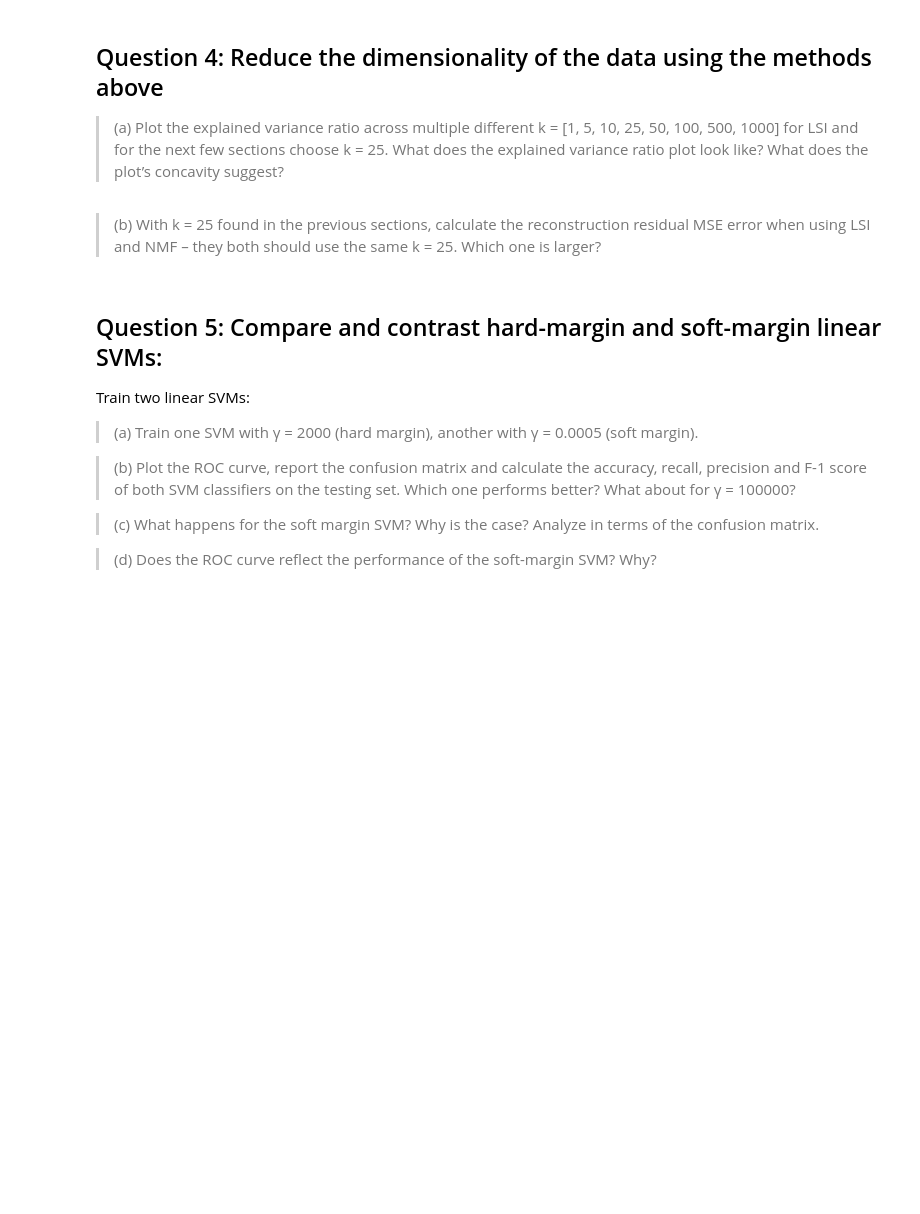
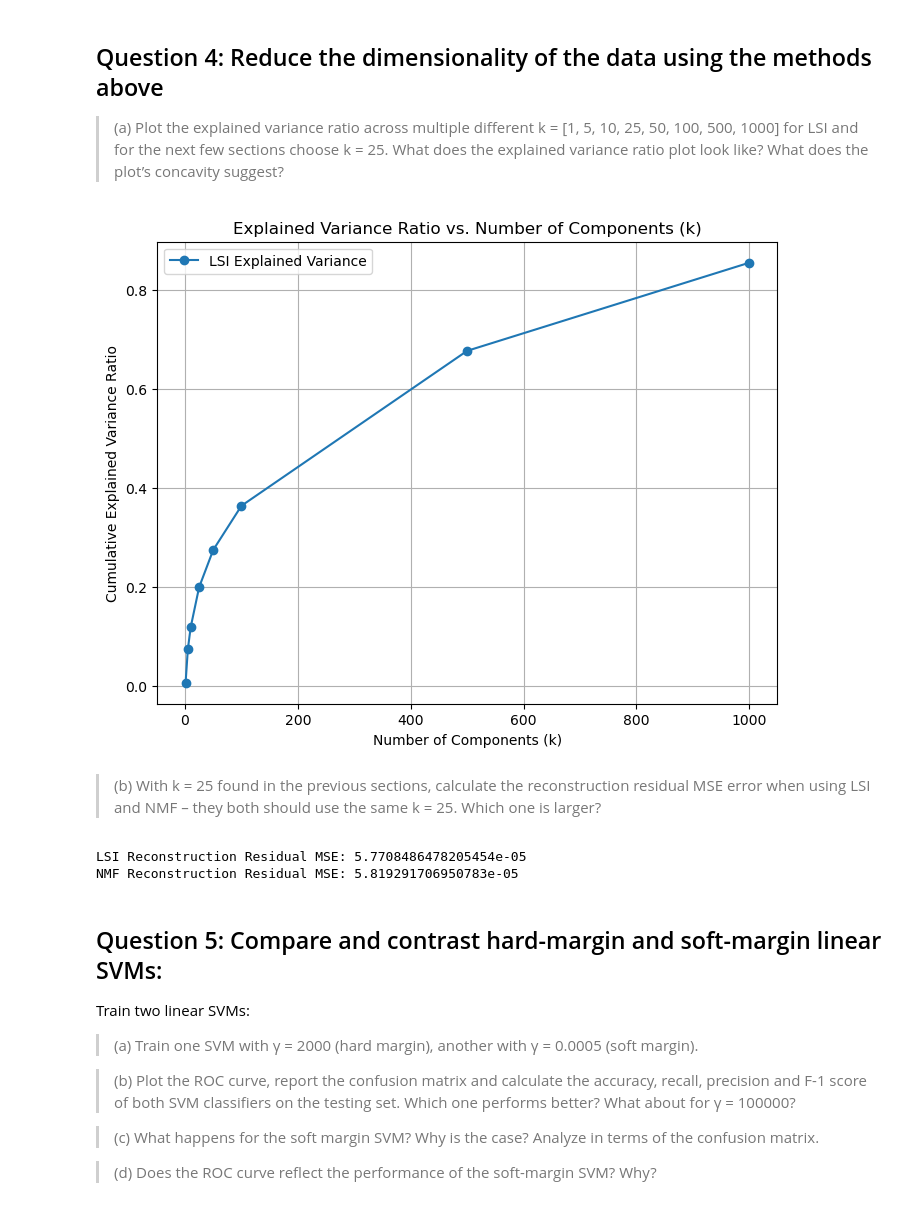
Before and after one commit to lauren123cat/UCLA-ECE219-W25, a Jupyter notebook: project1/project1_report.ipynb, the cells around one changed output. Saved outputs shown, nothing was run; the diff lists cells and outputs as text; code cells hidden in the pictures; blank space fills up the shorter version.

```diff
--- a/project1/project1_report.ipynb
+++ b/project1/project1_report.ipynb
@@ -245,5 +241,49 @@ and that is okay.
 > (a) Plot the explained variance ratio across multiple different k = [1, 5, 10, 25, 50, 100, 500, 1000]
 for LSI and for the next few sections choose k = 25. What does the explained variance ratio
 plot look like? What does the plot’s concavity suggest?
+# %%
+from sklearn.decomposition import TruncatedSVD
+
+k_vals = [1, 5, 10, 25, 50, 100, 500, 1000]
+explained_variance_ratios = []
+
+for k in k_vals:
+    svd = TruncatedSVD(n_components=k)
+    svd.fit(X_train)
+    explained_variance_ratios.append(np.sum(svd.explained_variance_ratio_))
+
+# Plot the explained variance ratio
+plt.figure(figsize=(8, 6))
+plt.plot(k_vals, explained_variance_ratios, marker='o', label='LSI Explained Variance')
+plt.title("Explained Variance Ratio vs. Number of Components (k)")
+plt.xlabel("Number of Components (k)")
+plt.ylabel("Cumulative Explained Variance Ratio")
+plt.grid(True)
+plt.legend()
+plt.show()
+# %% [output]
+[figure, added]
 # %% [markdown]
 > (b) With k = 25 found in the previous sections, calculate the reconstruction residual MSE error when using LSI and NMF – they both should use the same k = 25. Which one is larger?
+# %%
+from sklearn.decomposition import NMF
+
+# LSI Reconstruction
+k = 25
+svd = TruncatedSVD(n_components=k)
+X_lsi = svd.fit_transform(X_train)
+X_lsi_reconstructed = svd.inverse_transform(X_lsi)
+lsi_residual_mse = np.linalg.norm(X_train - X_lsi_reconstructed, ord='fro')**2 / np.prod(X_train.shape)
+
+# NMF Reconstruction
+nmf = NMF(n_components=k, init='random', random_state=0, max_iter=500)
+W = nmf.fit_transform(X_train)
+H = nmf.components_
+X_nmf_reconstructed = W @ H
+nmf_residual_mse = np.linalg.norm(X_train - X_nmf_reconstructed, ord='fro')**2 / np.prod(X_train.shape)
+
+print(f"LSI Reconstruction Residual MSE: {lsi_residual_mse}")
+print(f"NMF Reconstruction Residual MSE: {nmf_residual_mse}")
+# %% [output]
+LSI Reconstruction Residual MSE: 5.7708486478205454e-05
+NMF Reconstruction Residual MSE: 5.819291706950783e-05
```
Also changed, not shown: parts of 5 cells of this notebook.
